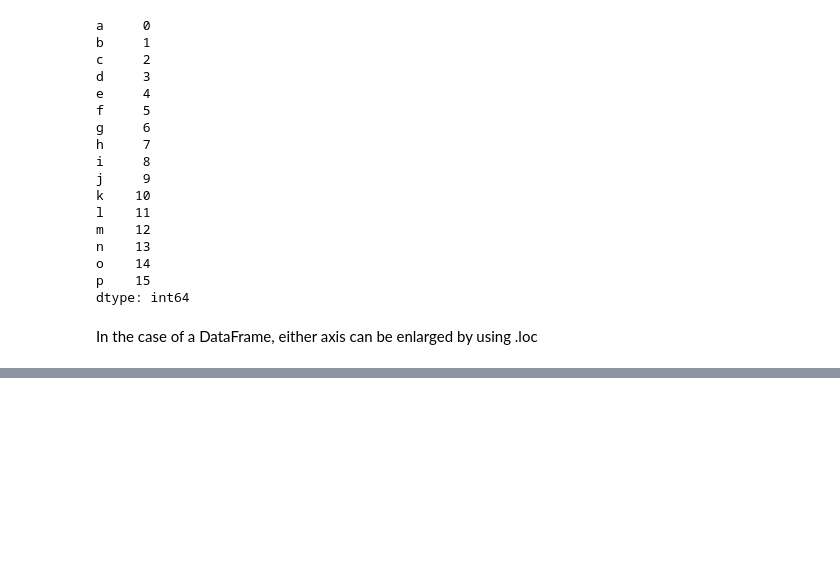
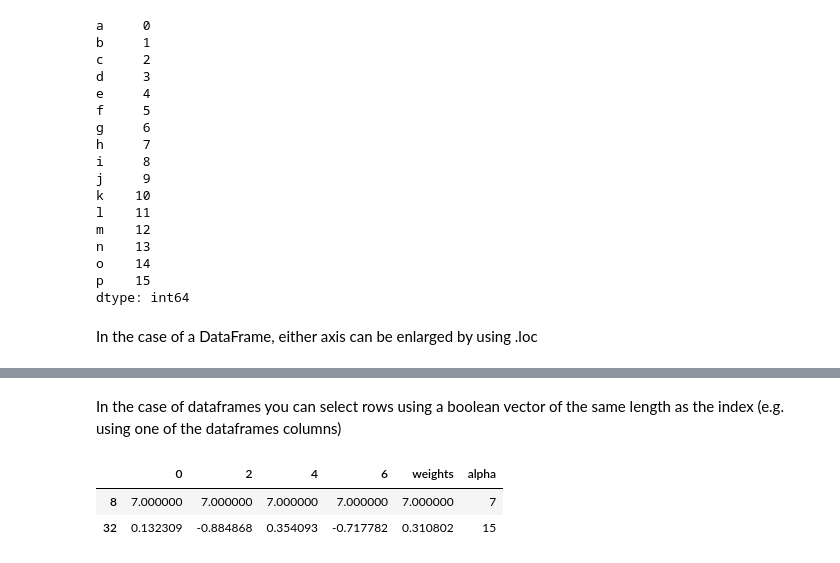
Before and after one commit to Spiritusanti/Data-Science, a Jupyter notebook: Indexing and Selecting Data in Pandas.ipynb, the cells around one changed output, grey strips where cells are left out. Cells and saved outputs as stored; diff of their text form; code cells hidden in the pictures; blank space fills up the shorter version.

```diff
--- a/Indexing and Selecting Data in Pandas.ipynb
+++ b/Indexing and Selecting Data in Pandas.ipynb
@@ -784,0 +848,9 @@ See the caveats in the documentation: http://pandas.pydata.org/pandas-docs/stabl
+# %% [markdown]
+In the case of dataframes you can select rows using a boolean vector of the same length as the index (e.g. using one of the dataframes columns)
+# %%
+#selecting all rows where column 0 is greater than 0
+df[df[0]> 0]
+# %% [output]
+|  | 0 | 2 | 4 | 6 | weights | alpha |
+| 8 | 7.000000 | 7.000000 | 7.000000 | 7.000000 | 7.000000 | 7 |
+| 32 | 0.132309 | -0.884868 | 0.354093 | -0.717782 | 0.310802 | 15 |
```
Also changed, not shown: parts of 75 cells of this notebook.
